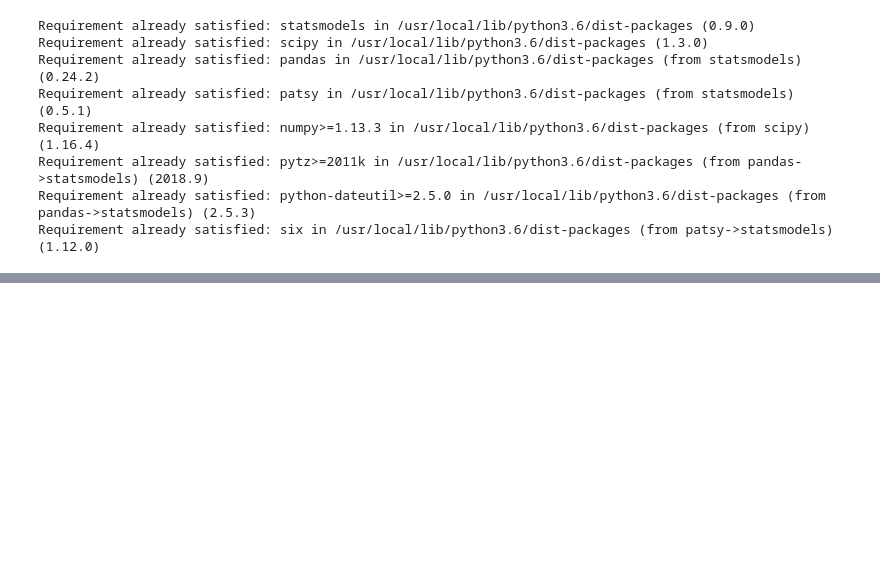
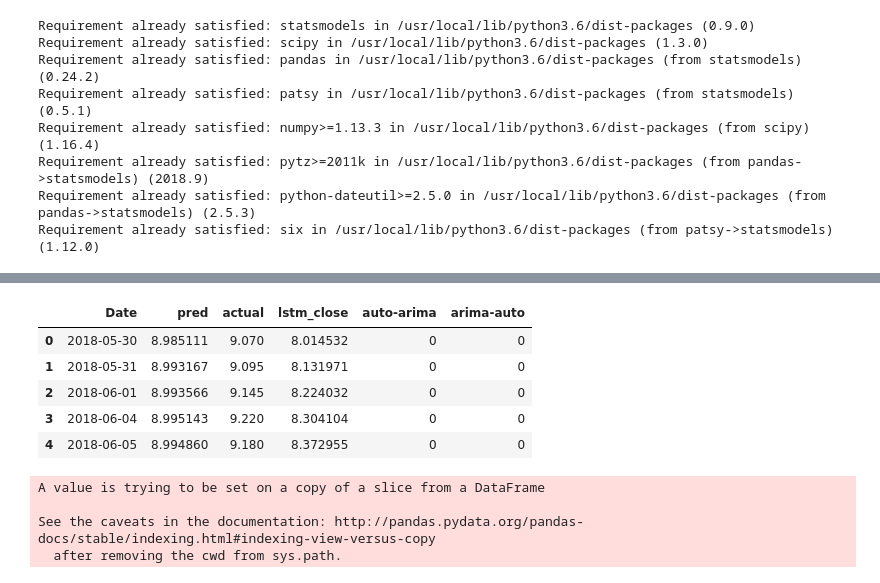
Before and after one commit to gopalkalpande/Practice-AI, a Jupyter notebook: time_series_forecast.ipynb, the cells around one changed output, grey strips where cells are left out. Saved outputs shown, nothing was run; the diff lists cells and outputs as text; code cells hidden in the pictures; blank space fills up the shorter version.

```diff
--- a/time_series_forecast.ipynb
+++ b/time_series_forecast.ipynb
@@ -554,0 +639,21 @@ Successfully installed PasteDeploy-2.0.1 hupper-1.8.1 plaster-1.0 plaster-pasted
+# %%
+my['arima-auto'] = 0
+my.head()
+# %% [output]
+|  | Date | pred | actual | lstm_close | auto-arima | arima-auto |
+| 0 | 2018-05-30 | 8.985111 | 9.070 | 8.014532 | 0 | 0 |
+| 1 | 2018-05-31 | 8.993167 | 9.095 | 8.131971 | 0 | 0 |
+| 2 | 2018-06-01 | 8.993566 | 9.145 | 8.224032 | 0 | 0 |
+| 3 | 2018-06-04 | 8.995143 | 9.220 | 8.304104 | 0 | 0 |
+| 4 | 2018-06-05 | 8.994860 | 9.180 | 8.372955 | 0 | 0 |
+# %%
+j = 1
+for i in range(0,len(future_forecast)):
+    ff = future_forecast[i:j].values
+    my['auto-arima'][i] = ff
+    j += 1
+# %% [output]
+A value is trying to be set on a copy of a slice from a DataFrame
+
+See the caveats in the documentation: http://pandas.pydata.org/pandas-docs/stable/indexing.html#indexing-view-versus-copy
+  after removing the cwd from sys.path.
```
Also changed, not shown: parts of 19 cells of this notebook.
